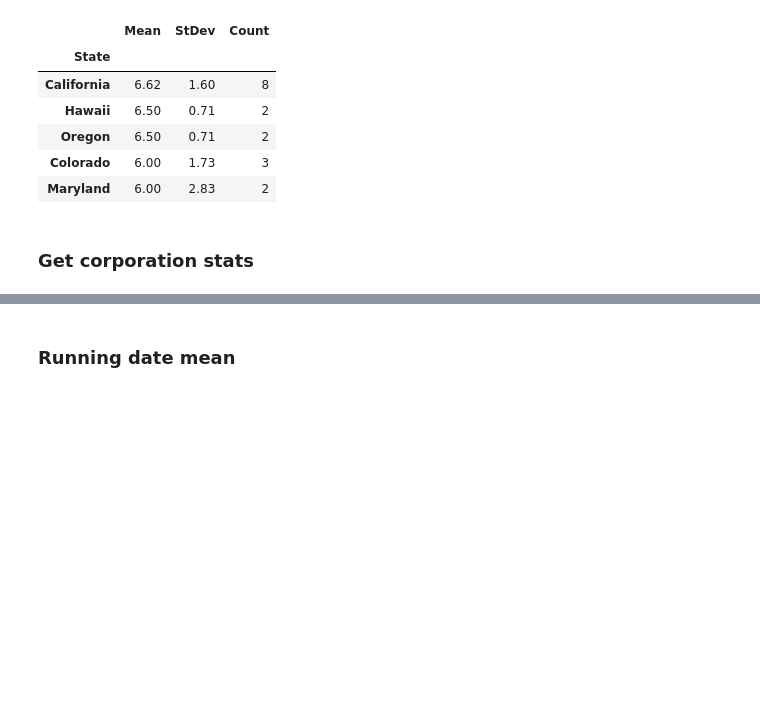
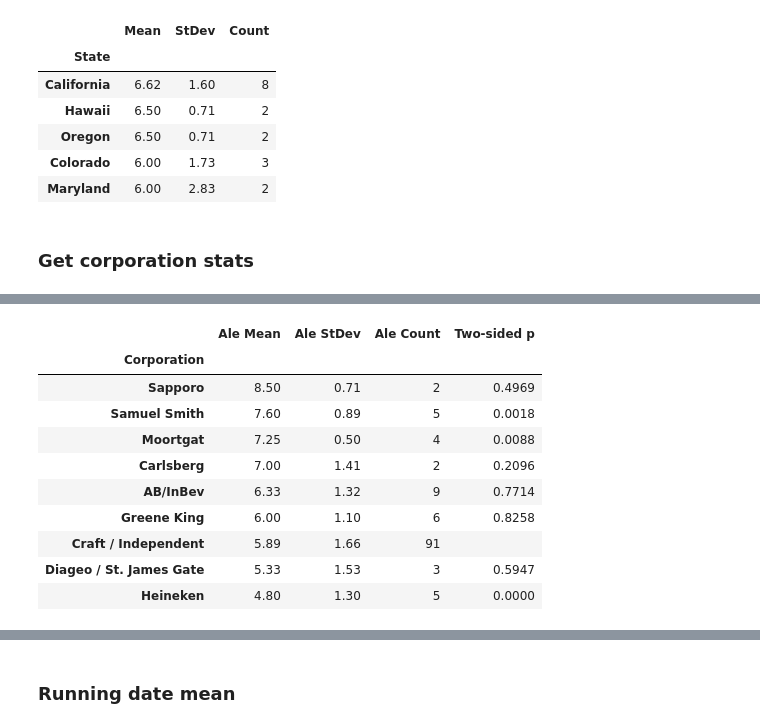
Before and after one commit to anzelpwj/Beer_server, a Jupyter notebook: BeerDbPandas.ipynb, the cells around one changed output, grey strips where cells are left out. Drawn from its saved outputs; the diff is of its cells as text; code cells hidden in the pictures; blank space fills up the shorter version.

```diff
--- a/BeerDbPandas.ipynb
+++ b/BeerDbPandas.ipynb
@@ -336,0 +333,37 @@ corpstats
+# %%
+Acorpstats = pd.DataFrame(data=[Acorpmean, Acorpstd, Acorpcount]).transpose()
+Acorpstats = Acorpstats[Acorpstats['Ale Count'] >= Acorp_thresh]
+
+# Get the list of corporations without the Craft/Independent
+Acorplist = Acorpstats.reset_index(inplace=False)
+Acorplist = Acorplist['Corporation']
+
+Acorpstats.loc['Craft / Independent'] = [Acraftmean, Acraftstd, Acraftcount]
+Acorpstats.sort_index(by='Ale Mean', ascending=False, inplace=True)
+Acorpstats['Ale Mean'] = Acorpstats['Ale Mean'].map('{:,.2f}'.format)
+Acorpstats['Ale StDev'] = Acorpstats['Ale StDev'].map('{:,.2f}'.format)
+
+Acraftratings = Acraftbeers['Rating']
+Acorp_p_series = pd.Series([], name='Two-sided p')
+for corp in Acorplist:
+    corpratings = beers_RTC[beers_RTC['Corporation']==corp]['Rating']
+    t, corp_p = stats.ttest_ind(Acraftratings,corpratings, equal_var=False)
+    Acorp_p_series[corp] = corp_p
+
+Acorpstats['Two-sided p'] = Acorp_p_series
+Acorpstats['Two-sided p'] = Acorpstats['Two-sided p'].map('{:,.4f}'.format)
+Acorpstats.replace('nan',' ', regex=True, inplace=True)
+
+Acorpstats
+# %% [output]
+|  | Ale Mean | Ale StDev | Ale Count | Two-sided p |
+| Corporation |  |  |  |  |
+| Sapporo | 8.50 | 0.71 | 2 | 0.4969 |
+| Samuel Smith | 7.60 | 0.89 | 5 | 0.0018 |
+| Moortgat | 7.25 | 0.50 | 4 | 0.0088 |
+| Carlsberg | 7.00 | 1.41 | 2 | 0.2096 |
+| AB/InBev | 6.33 | 1.32 | 9 | 0.7714 |
+| Greene King | 6.00 | 1.10 | 6 | 0.8258 |
+| Craft / Independent | 5.89 | 1.66 | 91 |  |
+| Diageo / St. James Gate | 5.33 | 1.53 | 3 | 0.5947 |
+| Heineken | 4.80 | 1.30 | 5 | 0.0000 |
```
Also changed, not shown: parts of 20 cells of this notebook, 4 other files.
